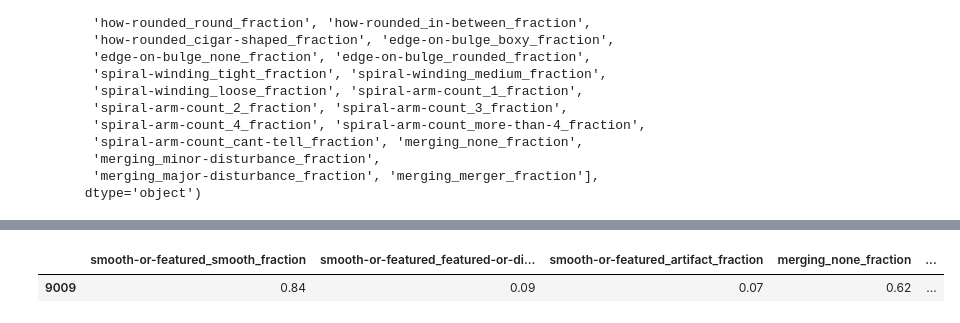
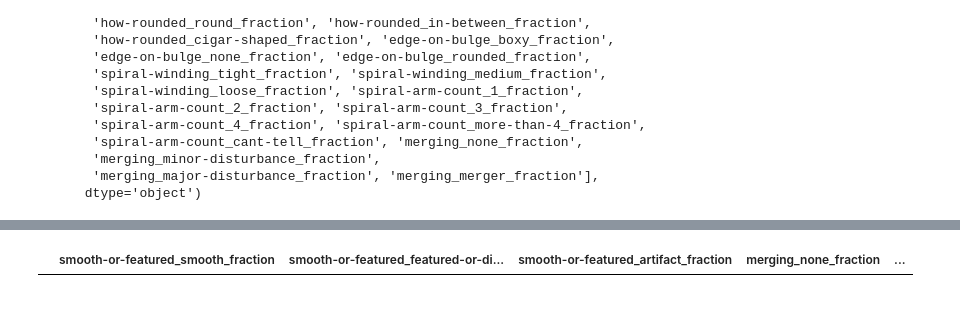
Before and after one commit to hyp0515/searching_inflow, a Jupyter notebook: morph_analyze.ipynb, the cells around one changed output, grey strips where cells are left out. Drawn from its saved outputs; the diff is of its cells as text; code cells hidden in the pictures.

```diff
--- a/morph_analyze.ipynb
+++ b/morph_analyze.ipynb
@@ -257,8 +264,7 @@ Merger
 ================================
 # %%
-test_id = 39627800566564823
+test_id = 39627818186838155
 test_df = dp_morph_df[dp_morph_df['TARGETID'] == test_id]
 test_df[smoothness_cols+merger_cols].head()
 # %% [output]
 |  | smooth-or-featured_smooth_fraction | smooth-or-featured_featured-or-di... | smooth-or-featured_artifact_fraction | merging_none_fraction | ... |
-| 9009 | 0.84 | 0.09 | 0.07 | 0.62 | ... |
```
Also changed, not shown: parts of 4 cells of this notebook, 3 other files.
